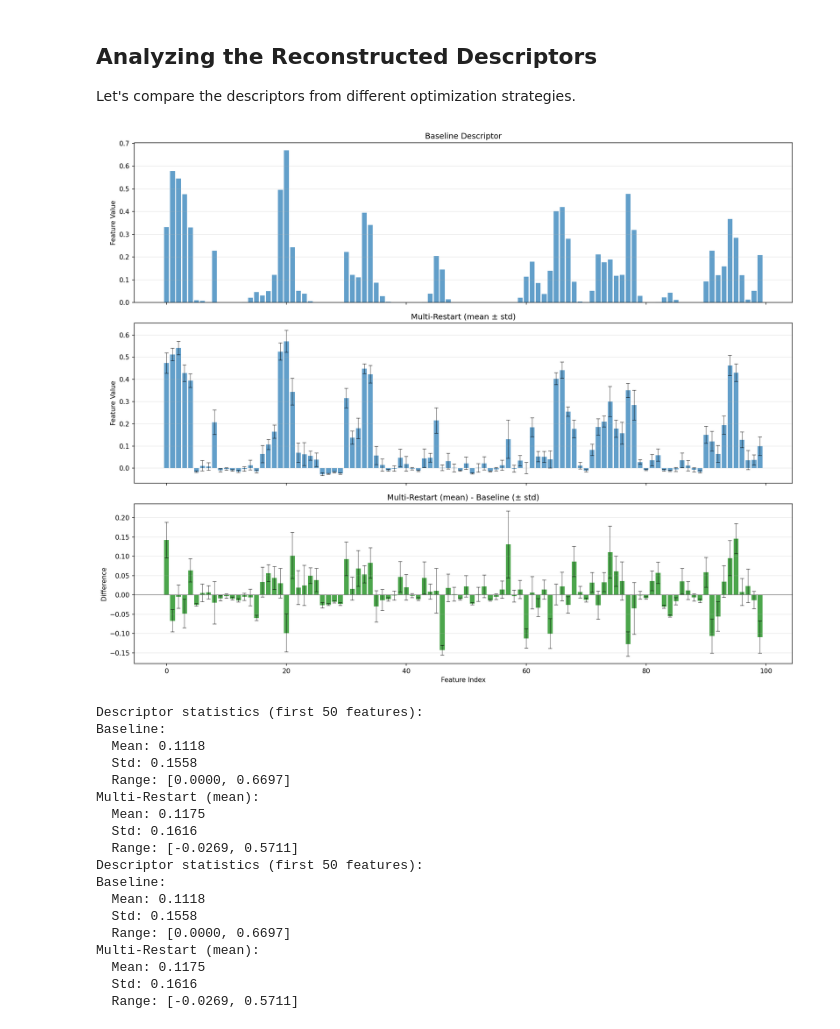
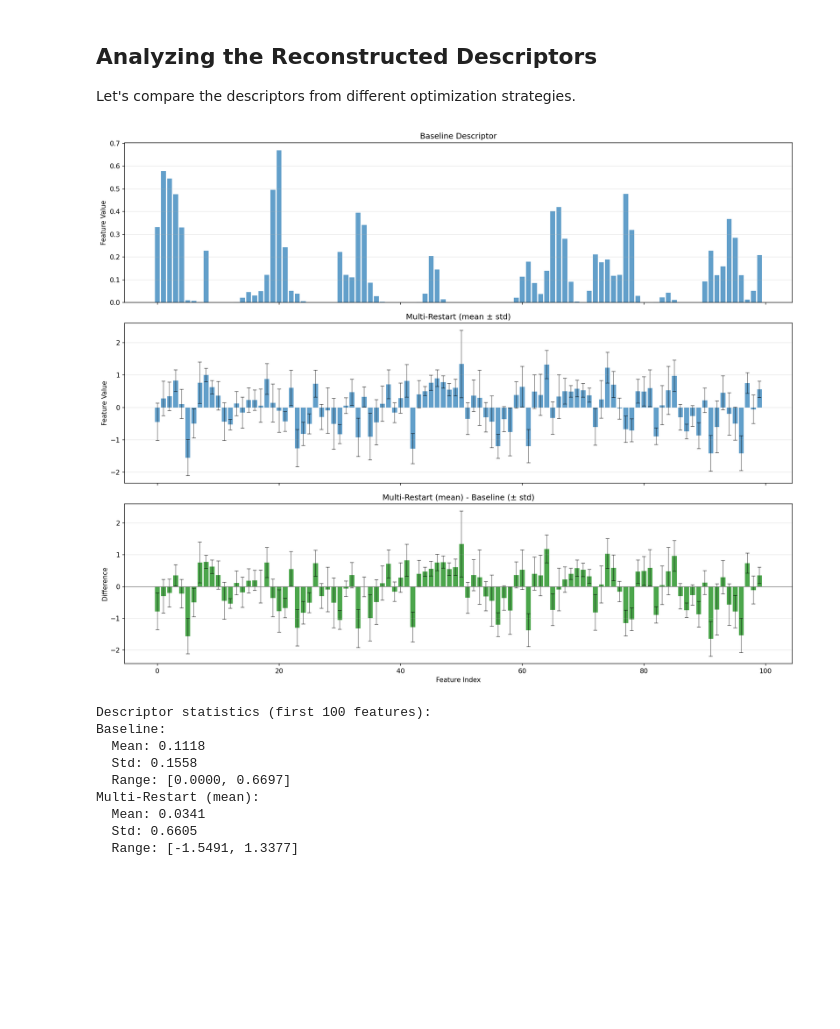
Before and after one commit to TsumiNa/foundation_model, a Jupyter notebook: notebooks/advanced_optimization_demo.ipynb, the cells around one changed output. Cells and saved outputs as stored; diff of their text form; code cells hidden in the pictures; blank space fills up the shorter version.

```diff
--- a/notebooks/advanced_optimization_demo.ipynb
+++ b/notebooks/advanced_optimization_demo.ipynb
@@ -67,7 +67,7 @@ encoder_config = MLPEncoderConfig(hidden_dims=[input_dim, 256, latent_dim], norm
 density_task = RegressionTaskConfig(
     name='density',
     data_column='density',
-    dims=[latent_dim, 64, 1],
+    dims=[latent_dim, 64, 32, 1],
     norm=True,
 )
 ae_task = AutoEncoderTaskConfig(
@@ -92,14 +92,16 @@ for epoch in range(200):
     total = 0.0
     for batch_x, batch_y in loader:
         optim.zero_grad()
-        _, h = model.encoder(batch_x)
-        pred = model.task_heads['density'](h)
-        recon = model.task_heads['reconstruction'](h)
+        # UPDATED: Use model's forward() which applies Tanh uniformly
+        outputs = model(batch_x)
+        pred = outputs['density']
+        recon = outputs['reconstruction']
         loss = F.mse_loss(pred, batch_y) + F.mse_loss(recon, batch_x)
         loss.backward()
         optim.step()
         total += loss.item() * batch_x.size(0)
-    print(f'Epoch {epoch+1}: loss={total / len(dataset):.4f}')
+    if (epoch + 1) % 50 == 0:
+        print(f'Epoch {epoch+1}: loss={total / len(dataset):.4f}')
 
 model.eval()
 train_features = X
@@ -261,7 +302,7 @@ Try multiple random starts and pick the best result to avoid local optima.
 # Global search with multiple restarts
 print("Running optimization with 20 random restarts...")
 
-res_multi, details_multi = model.optimize_latent(
+result = model.optimize_latent(
     task_name="density",
     initial_input=seed_batch,
     mode="max",
@@ -269,12 +310,11 @@ res_multi, details_multi = model.optimize_latent(
     lr=0.05,
     num_restarts=20,
     perturbation_std=0.1,
-    ae_task_name="reconstruction",
-    return_details=True,
+    optimize_space="input",
 )
 
-scores = res_multi['optimized_score'][0, :, 0].detach().cpu().numpy()
-initial_val = details_multi['initial_score'][0, :, 0].detach().cpu().numpy()
+scores = result.optimized_target[0, :, 0].detach().cpu().numpy()
+initial_val = result.initial_score[0, :, 0].detach().cpu().numpy()
 best_idx = int(scores.argmax())
 print(f"Best score: {scores[best_idx]:.4f} (restart {best_idx})")
 print(f"Initial score: {initial_val[best_idx]:.4f}")
@@ -299,7 +339,7 @@ axes[1].set_ylabel('Final Score')
 axes[1].set_title('Initial vs Final Scores')
 axes[1].grid(alpha=0.3)
 
-traj_multi = details_multi['trajectory'][0, :, :, 0].detach().cpu().numpy()  # (R, steps)
+traj_multi = result.trajectory[0, :, :, 0].detach().cpu().numpy()  # (R, steps)
 top_5 = np.argsort(scores)[-5:]
 for idx in top_5:
     axes[2].plot(traj_multi[idx], alpha=0.7, linewidth=2, label=f"Restart {idx} (final={scores[idx]:.3f})")
@@ -325,11 +365,11 @@ Statistics across 20 restarts:
 
 Let's compare the descriptors from different optimization strategies.
 # %%
-# Get reconstructed/optimized descriptors (pick best restart for each run)
-best_multi_idx = int(res_multi['optimized_score'][0, :, 0].argmax())
+# Get reconstructed/optimized descriptors (pick best restart from previous multi-restart run)
+best_multi_idx = int(result.optimized_target[0, :, 0].argmax())
 
 # Get reconstructed/optimized descriptors from all restarts
-all_multi_descriptors = res_multi['optimized_input'][0].cpu().numpy()  # shape: (num_restarts, input_dim)
+all_multi_descriptors = result.optimized_input[0].cpu().numpy()  # shape: (num_restarts, input_dim)
 
 descriptors_ = {
     'Baseline': seed_batch[0].cpu().numpy().flatten(),
@@ -346,58 +386,41 @@ axes[0].set_ylabel('Feature Value')
 axes[0].set_title('Baseline Descriptor')
 axes[0].grid(alpha=0.3, axis='y')
 
 # Multi-restart mean with std as error bars
 mean_vals = all_multi_descriptors.mean(axis=0)[:n_show]
 std_vals = all_multi_descriptors.std(axis=0)[:n_show]
 axes[1].bar(range(n_show), mean_vals, yerr=std_vals, alpha=0.7, capsize=3, error_kw={'linewidth': 0.8, 'alpha': 0.6})
 axes[1].set_ylabel('Feature Value')
 axes[1].set_title('Multi-Restart (mean ± std)')
 axes[1].grid(alpha=0.3, axis='y')
 
 # Difference: Multi-Restart (mean) - Baseline with error bars
 diff_vals = mean_vals - descriptors_['Baseline'][:n_show]
 axes[2].bar(range(n_show), diff_vals, yerr=std_vals, alpha=0.7, capsize=3, error_kw={'linewidth': 0.8, 'alpha': 0.6}, color='green')
 axes[2].axhline(0, color='gray', linestyle='-', linewidth=1)
 axes[2].set_xlabel('Feature Index')
 axes[2].set_ylabel('Difference')
 axes[2].set_title('Multi-Restart (mean) - Baseline (± std)')
 axes[2].grid(alpha=0.3, axis='y')
 
 plt.tight_layout()
 plt.show()
 
 # Statistical comparison
-print('Descriptor statistics (first 50 features):')
+print('Descriptor statistics (first 100 features):')
 for name, desc in descriptors_.items():
     print(f"{name}:")
     print(f"  Mean: {np.mean(desc[:n_show]):.4f}")
     print(f"  Std: {np.std(desc[:n_show]):.4f}")
     print(f"  Range: [{np.min(desc[:n_show]):.4f}, {np.max(desc[:n_show]):.4f}]")
-
-# Statistical comparison
-print('Descriptor statistics (first 50 features):')
-for name, desc in descriptors_.items():
-    print(f"{name}:")
-    print(f"  Mean: {np.mean(desc[:n_show]):.4f}")
-    print(f"  Std: {np.std(desc[:n_show]):.4f}")
-    print(f"  Range: [{np.min(desc[:n_show]):.4f}, {np.max(desc[:n_show]):.4f}]")
 # %% [output]
-[figure, old version]
+[figure, new version]
-Descriptor statistics (first 50 features):
+Descriptor statistics (first 100 features):
 Baseline:
   Mean: 0.1118
   Std: 0.1558
   Range: [0.0000, 0.6697]
 Multi-Restart (mean):
-  Mean: 0.1175
-  Std: 0.1616
-  Range: [-0.0269, 0.5711]
-Descriptor statistics (first 50 features):
-Baseline:
-  Mean: 0.1118
-  Std: 0.1558
-  Range: [0.0000, 0.6697]
-Multi-Restart (mean):
-  Mean: 0.1175
-  Std: 0.1616
-  Range: [-0.0269, 0.5711]
+  Mean: 0.0341
+  Std: 0.6605
+  Range: [-1.5491, 1.3377]
```
Also changed, not shown: parts of 10 cells of this notebook, 9 other files.
